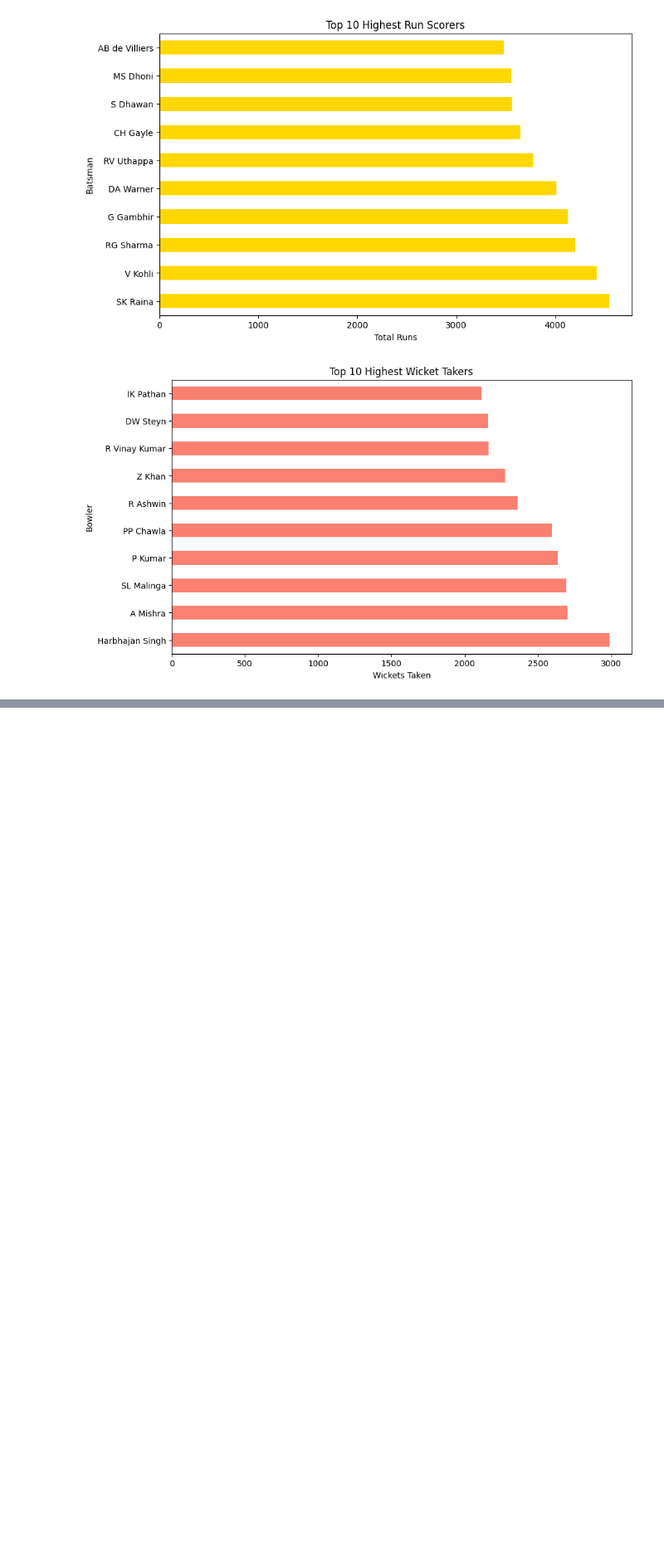
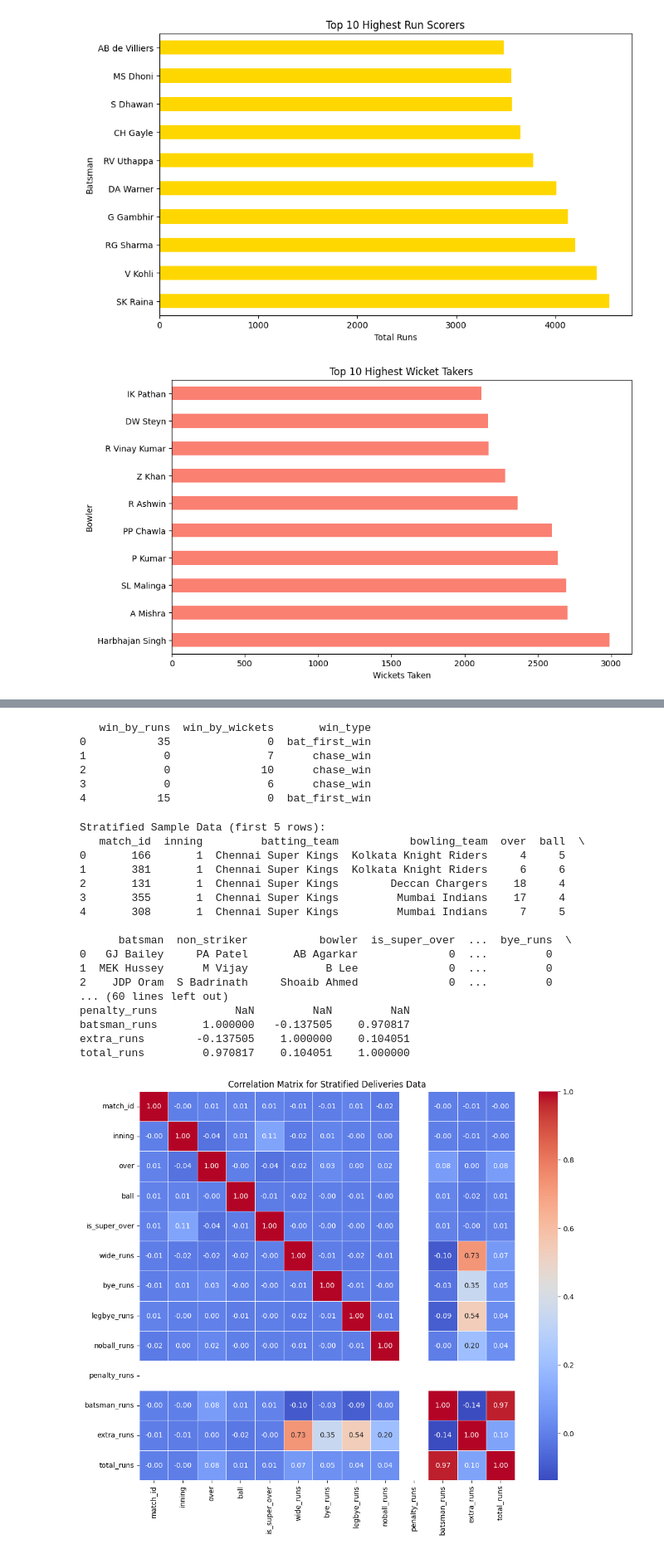
Before and after one commit to zalakkkkk05/CricketMatchPrediction, a Jupyter notebook: notebook/1_EDA.ipynb, the cells around one changed output, grey strips where cells are left out. Shown: that part at 83% size. Cells and saved outputs as stored; diff of their text form; code cells hidden in the pictures; blank space fills up the shorter version.

```diff
--- a/notebook/1_EDA.ipynb
+++ b/notebook/1_EDA.ipynb
@@ -364,0 +402,76 @@ plt.show()
+# %%
+# Load the encoded matches dataset
+df_encoded = pd.read_csv("D:/CricketMatchPrediction/Dataset/matches_encoded.csv")
+
+# Define function to categorize win type
+def result_type(row):
+    if row['win_by_runs'] > 0:
+        return 'bat_first_win'
+    elif row['win_by_wickets'] > 0:
+        return 'chase_win'
+    else:
+        return 'tie_or_no_result'
+
+# Apply the function
+df_encoded['win_type'] = df_encoded.apply(result_type, axis=1)
+
+# Preview the new column
+print(df_encoded[['win_by_runs', 'win_by_wickets', 'win_type']].head())
+# %% [output]
+   win_by_runs  win_by_wickets       win_type
+0           35               0  bat_first_win
+1            0               7      chase_win
+2            0              10      chase_win
+3            0               6      chase_win
+4           15               0  bat_first_win
+# %%
+# Load the data
+cleaned_deliveries_path = "D:/CricketMatchPrediction/Dataset/cleaned_deliveries.csv"
+df_deliveries = pd.read_csv(cleaned_deliveries_path)
+
+# Choose the fraction for sampling (e.g., 10% or 20%)
+sample_fraction = 0.1  # or 0.2 for 20%
+
+# Stratified sampling based on 'batting_team' (you can add more columns if necessary)
+df_stratified = df_deliveries.groupby('batting_team', group_keys=False).apply(
+    lambda x: x.sample(frac=sample_fraction, random_state=42)
+).reset_index(drop=True)  # Drop the old index column
+
+# Print the stratified sample data
+print("\nStratified Sample Data (first 5 rows):")
+print(df_stratified.head())
+
+# Filter only numeric columns for correlation analysis
+df_numeric_stratified = df_stratified.select_dtypes(include=[np.number])
+
+# Compute the correlation matrix for the stratified sample
+corr_matrix_stratified = df_numeric_stratified.corr()
+
+# Print the correlation matrix
+print("\nCorrelation Matrix for Stratified Sample Data:")
+print(corr_matrix_stratified)
+
+# Plot the heatmap for the stratified sample
+plt.figure(figsize=(12, 10))
+sns.heatmap(corr_matrix_stratified, annot=True, fmt=".2f", cmap='coolwarm', linewidths=0.5)
+plt.title('Correlation Matrix for Stratified Deliveries Data')
+plt.show()
+# %% [output]
+Stratified Sample Data (first 5 rows):
+   match_id  inning         batting_team           bowling_team  over  ball  \
+0       166       1  Chennai Super Kings  Kolkata Knight Riders     4     5
+1       381       1  Chennai Super Kings  Kolkata Knight Riders     6     6
+2       131       1  Chennai Super Kings        Deccan Chargers    18     4
+3       355       1  Chennai Super Kings         Mumbai Indians    17     4
+4       308       1  Chennai Super Kings         Mumbai Indians     7     5
+
+      batsman  non_striker           bowler  is_super_over  ...  bye_runs  \
+0   GJ Bailey     PA Patel       AB Agarkar              0  ...         0
+1  MEK Hussey      M Vijay            B Lee              0  ...         0
+2    JDP Oram  S Badrinath     Shoaib Ahmed              0  ...         0
+... (60 lines left out)
+penalty_runs            NaN         NaN         NaN
+batsman_runs       1.000000   -0.137505    0.970817
+extra_runs        -0.137505    1.000000    0.104051
+total_runs         0.970817    0.104051    1.000000
+[figure, added]
```
Also changed, not shown: parts of 2 cells of this notebook, 8 other files.
